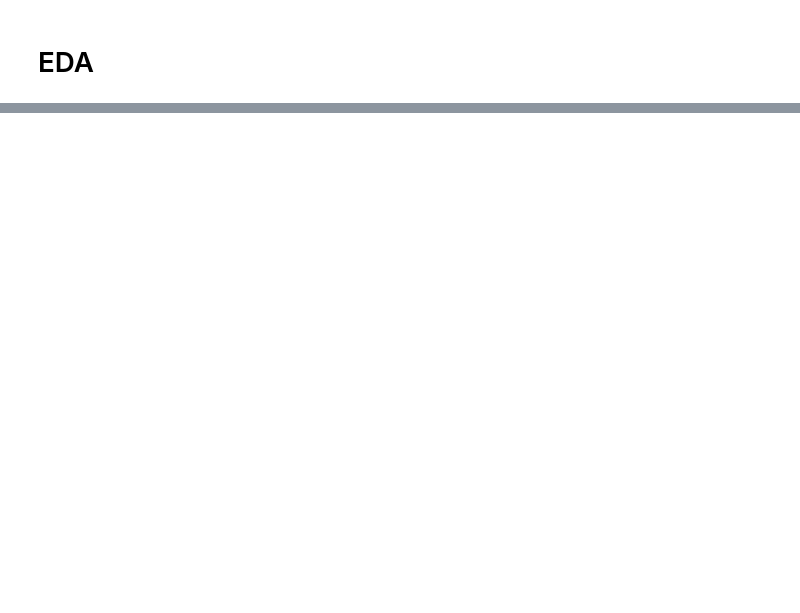
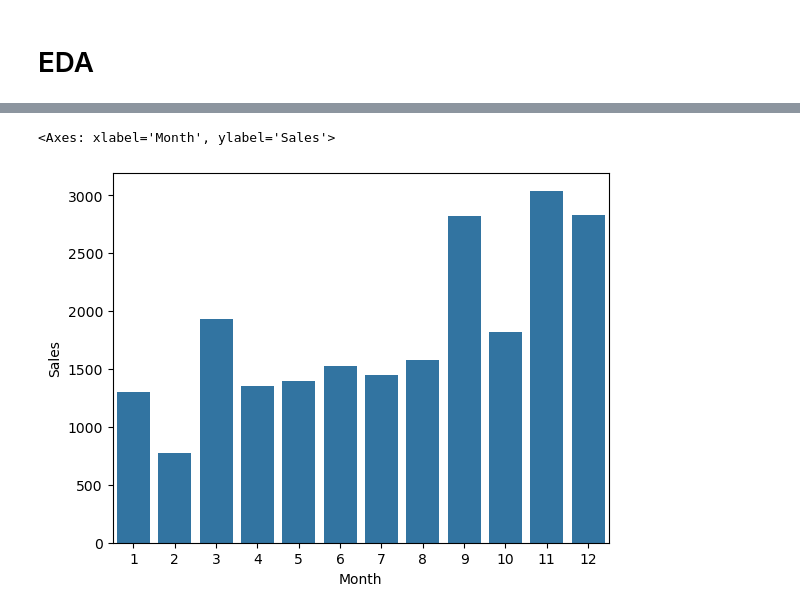
Before and after one commit to ayushporwal2006/FUTURE_ML_01, a Jupyter notebook: Task_1.ipynb, the cells around one changed output, grey strips where cells are left out. Cells and saved outputs as stored; diff of their text form; code cells hidden in the pictures; blank space fills up the shorter version.

```diff
--- a/Task_1.ipynb
+++ b/Task_1.ipynb
@@ -127,0 +151,10 @@ Index(['Order Date', 'Sales', 'Year', 'Month', 'Day', 'DayofWeek', 'Lag_1',
+# %%
+sns.barplot(
+    data = df1,
+    x = "Month",
+    y = "Sales",
+    errorbar = None
+)
+# %% [output]
+<Axes: xlabel='Month', ylabel='Sales'>
+[figure, added]
```
Also changed, not shown: parts of 16 cells of this notebook.
